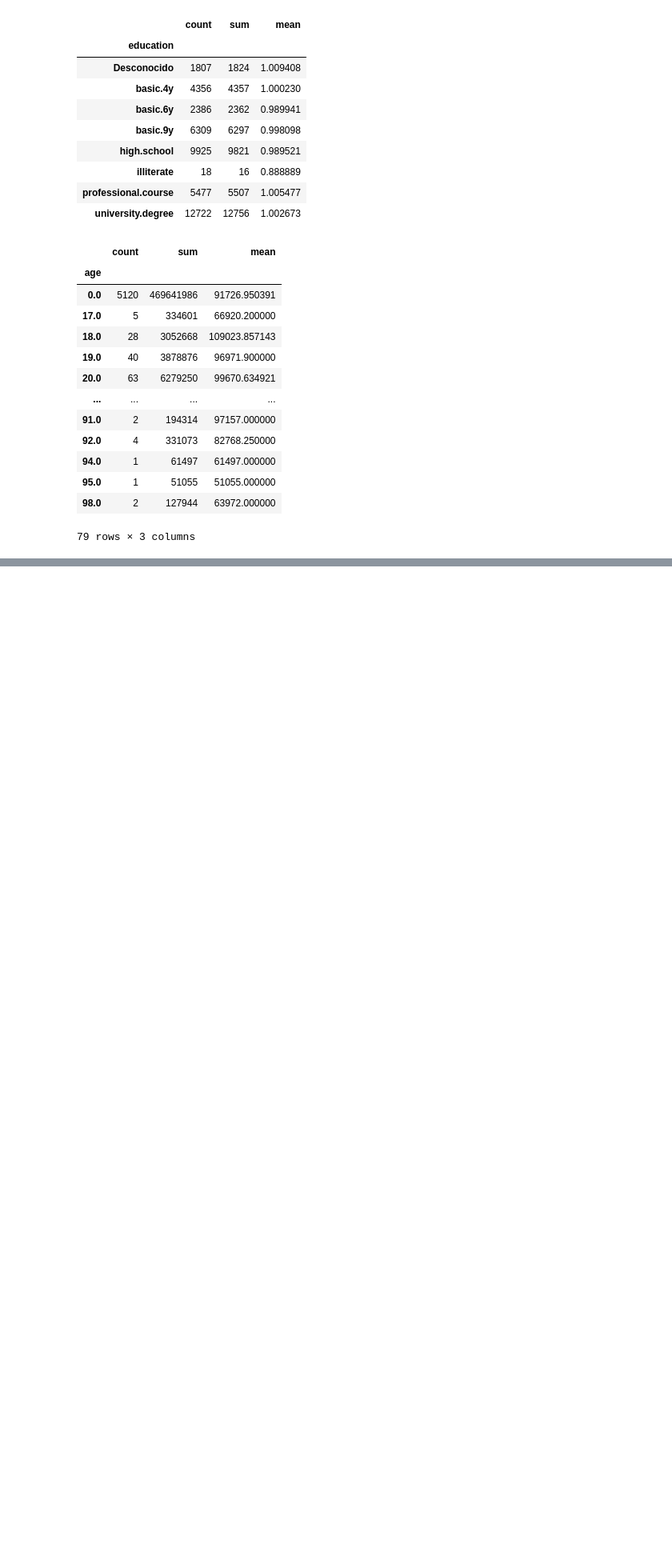
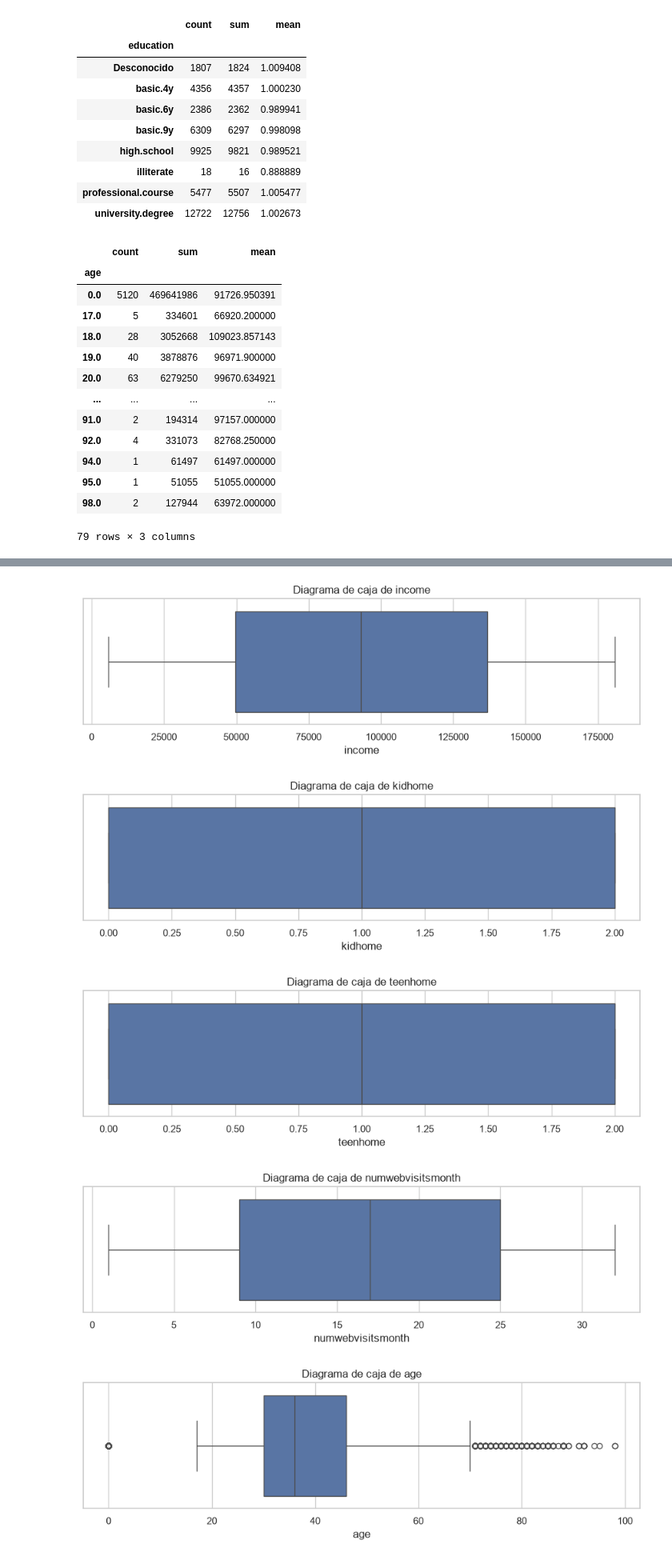
Before and after one commit to albertgotanegra/EDA-con-Python, a Jupyter notebook: EDA_entregafinal.ipynb, the cells around one changed output, grey strips where cells are left out. Shown at 80% size. Drawn from its saved outputs; the diff is of its cells as text; code cells hidden in the pictures; blank space fills up the shorter version.

```diff
--- a/EDA_entregafinal.ipynb
+++ b/EDA_entregafinal.ipynb
@@ -335,0 +505,19 @@ df_definitivo.groupby('age')['income'].agg(['count', 'sum', 'mean'])
+# %%
+# Estadísticos de variables numéricas
+display(df_eda.describe().T)
+
+# Resumen de variables categóricas
+display(df_eda.describe(include=["object", "string"]).T)
+
+# Frecuencias absolutas y relativas de las variables categóricas
+columnas_categoricas = df_eda.select_dtypes(include=["object", "string", "category"]).columns
+
+for col in columnas_categoricas:
+    print(f"\nFrecuencias de {col}")
+    frecuencias = df_eda[col].value_counts(dropna=False)
+    porcentajes = df_eda[col].value_counts(normalize=True, dropna=False).mul(100)
+    tabla = pd.DataFrame({
+        "frecuencia": frecuencias,
+        "porcentaje": porcentajes.round(2)
+    })
+    display(tabla.head(20))
@@ -335,0 +626,15 @@ df_definitivo.groupby('age')['income'].agg(['count', 'sum', 'mean'])
+# %%
+# Diagramas de caja para detectar posibles valores atípicos
+for col in columnas_numericas:
+    plt.figure(figsize=(9, 3))
+    sns.boxplot(x=df_eda[col])
+    plt.title(f"Diagrama de caja de {col}")
+    plt.xlabel(col)
+    plt.tight_layout()
+    plt.show()
+# %% [output]
+[figure, added]
+[figure, added]
+[figure, added]
+[figure, added]
+[figure, added]
```
Also changed, not shown: parts of 22 cells of this notebook.
